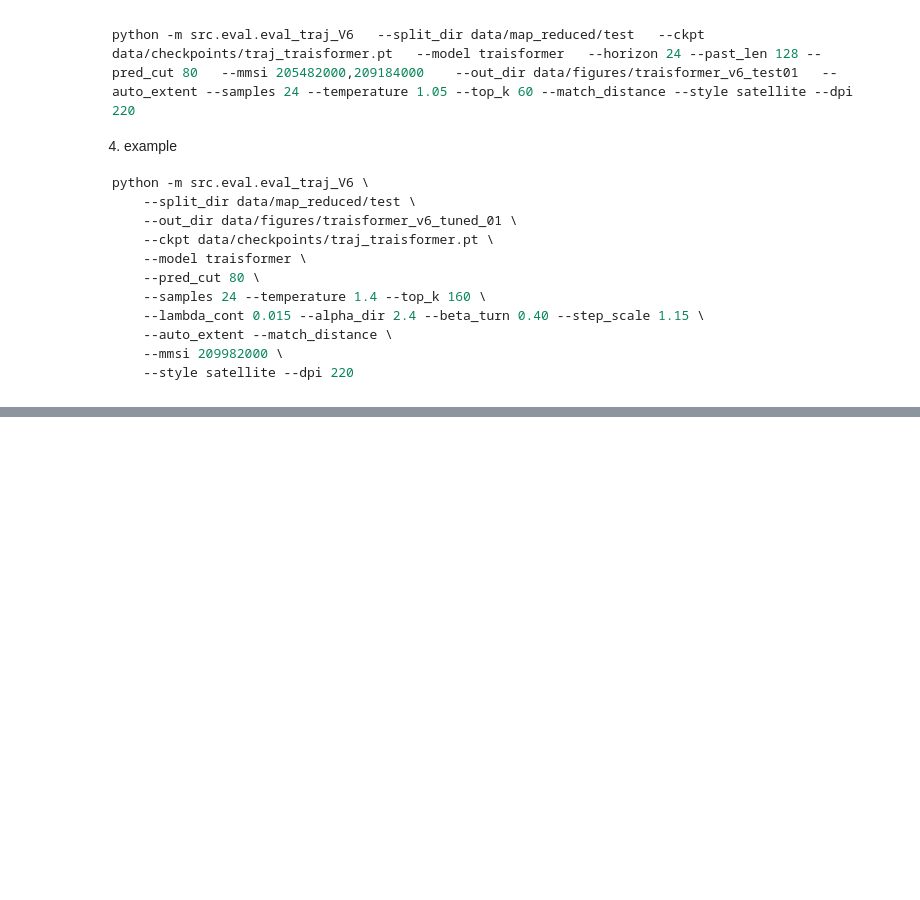
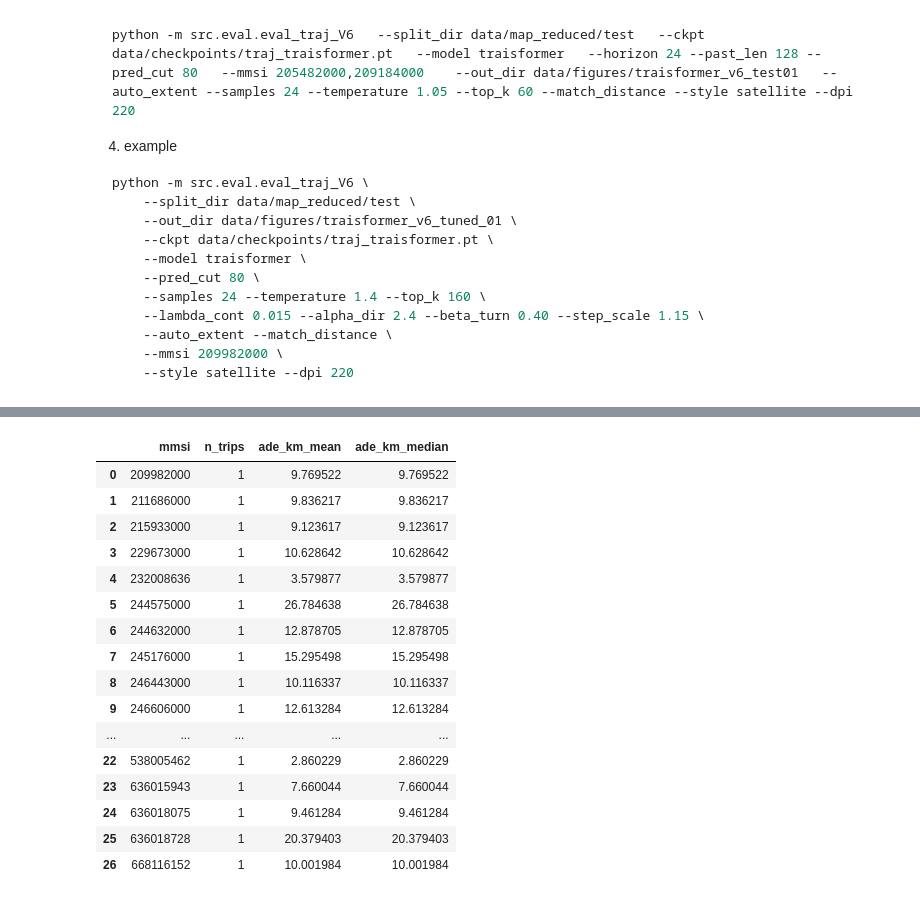
Before and after one commit to alexander9908/AIS-MDA, a Jupyter notebook: notebooks/workflow.ipynb, the cells around one changed output, grey strips where cells are left out. Saved outputs shown, nothing was run; the diff lists cells and outputs as text; code cells hidden in the pictures; blank space fills up the shorter version.

```diff
--- a/notebooks/workflow.ipynb
+++ b/notebooks/workflow.ipynb
@@ -126,0 +247,11 @@ python -m src.eval.eval_traj_V6 \
+# %%
+import pandas as pd
+
+# baseline
+df_01_mmsi = pd.read_csv("/Users/alexanderschiotz/Desktop/DTU/Master/Deep Learning/projects/ais-mda/data/figures/tptrans_v6_80_select_tuned_d_model512_01/summary_by_mmsi.csv")
+df_01_sum = pd.read_csv("/Users/alexanderschiotz/Desktop/DTU/Master/Deep Learning/projects/ais-mda/data/figures/tptrans_v6_80_select_tuned_d_model512_01/summary_overall.csv")
+
+
+# enc and dec layers doubled
+df_02_mmsi = pd.read_csv("/Users/alexanderschiotz/Desktop/DTU/Master/Deep Learning/projects/ais-mda/data/figures/tptrans_v6_80_select_tuned_d_model512_encdecx2_01/summary_by_mmsi.csv")
+df_02_sum = pd.read_csv("/Users/alexanderschiotz/Desktop/DTU/Master/Deep Learning/projects/ais-mda/data/figures/tptrans_v6_80_select_tuned_d_model512_encdecx2_01/summary_overall.csv")
@@ -126,0 +334,20 @@ python -m src.eval.eval_traj_V6 \
+# %%
+df_01_mmsi
+# %% [output]
+|  | mmsi | n_trips | ade_km_mean | ade_km_median |
+| 0 | 209982000 | 1 | 9.769522 | 9.769522 |
+| 1 | 211686000 | 1 | 9.836217 | 9.836217 |
+| 2 | 215933000 | 1 | 9.123617 | 9.123617 |
+| 3 | 229673000 | 1 | 10.628642 | 10.628642 |
+| 4 | 232008636 | 1 | 3.579877 | 3.579877 |
+| 5 | 244575000 | 1 | 26.784638 | 26.784638 |
+| 6 | 244632000 | 1 | 12.878705 | 12.878705 |
+| 7 | 245176000 | 1 | 15.295498 | 15.295498 |
+| 8 | 246443000 | 1 | 10.116337 | 10.116337 |
+| 9 | 246606000 | 1 | 12.613284 | 12.613284 |
+| ... | ... | ... | ... | ... |
+| 22 | 538005462 | 1 | 2.860229 | 2.860229 |
+| 23 | 636015943 | 1 | 7.660044 | 7.660044 |
+| 24 | 636018075 | 1 | 9.461284 | 9.461284 |
+| 25 | 636018728 | 1 | 20.379403 | 20.379403 |
+| 26 | 668116152 | 1 | 10.001984 | 10.001984 |
```
Also changed, not shown: parts of 7 cells of this notebook, 7 other files.
